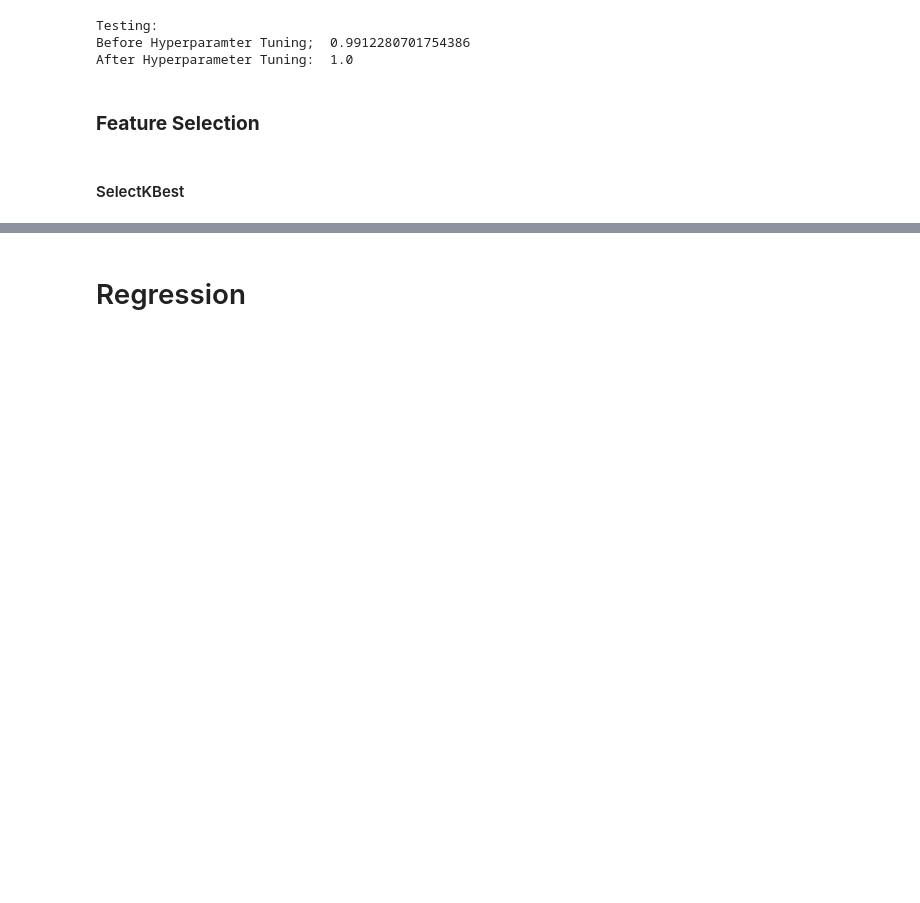
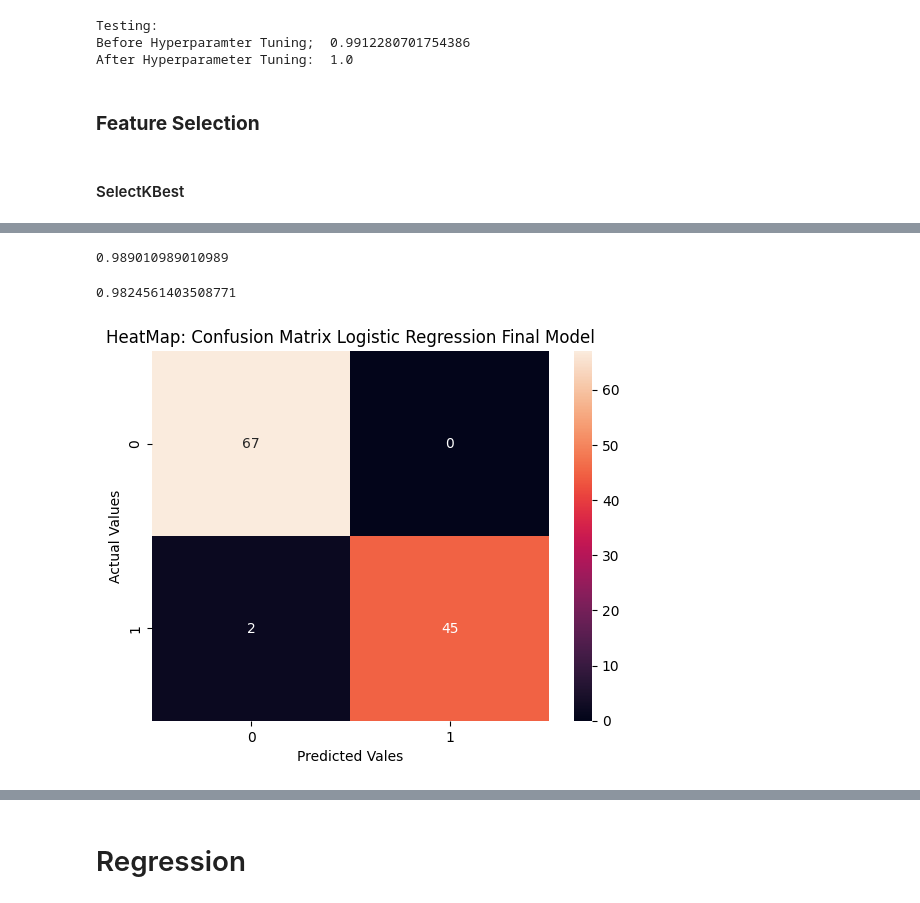
Before and after one commit to ShrDar/EDA-Classification-and-Regression-Models, a Jupyter notebook: notebooks/EDA_Classification_Regression.ipynb, the cells around one changed output, grey strips where cells are left out. Saved outputs shown, nothing was run; the diff lists cells and outputs as text; code cells hidden in the pictures; blank space fills up the shorter version.

Commit message:
Classification Models Completed

```diff
--- a/notebooks/EDA_Classification_Regression.ipynb
+++ b/notebooks/EDA_Classification_Regression.ipynb
@@ -698,0 +804,3 @@ After Hyperparameter Tuning:  1.0
+# %%
+X_train = scaler.fit_transform(X_train)
+X_test = scaler.transform(X_test)
@@ -698,0 +809,22 @@ After Hyperparameter Tuning:  1.0
+# %%
+Logistic_Regression_Model = LogisticRegression(C = 0.2, fit_intercept = False).fit(X_train, y_train)
+# %%
+Logistic_Regression_Model.score(X_train, y_train)
+# %% [output]
+0.989010989010989
+# %%
+Logistic_Regression_Model.score(X_test, y_test)
+# %% [output]
+0.9824561403508771
+# %%
+y_test_pred = Logistic_Regression_Model.predict(X_test)
+# %%
+confusionMatrix = metrics.confusion_matrix(y_test, y_test_pred)
+# %%
+plt.title("HeatMap: Confusion Matrix Logistic Regression Final Model")
+sns.heatmap(confusionMatrix, annot = True)
+plt.xlabel("Predicted Vales")
+plt.ylabel("Actual Values")
+plt.show()
+# %% [output]
+[figure, added]
```
Also changed, not shown: parts of 37 cells of this notebook.
